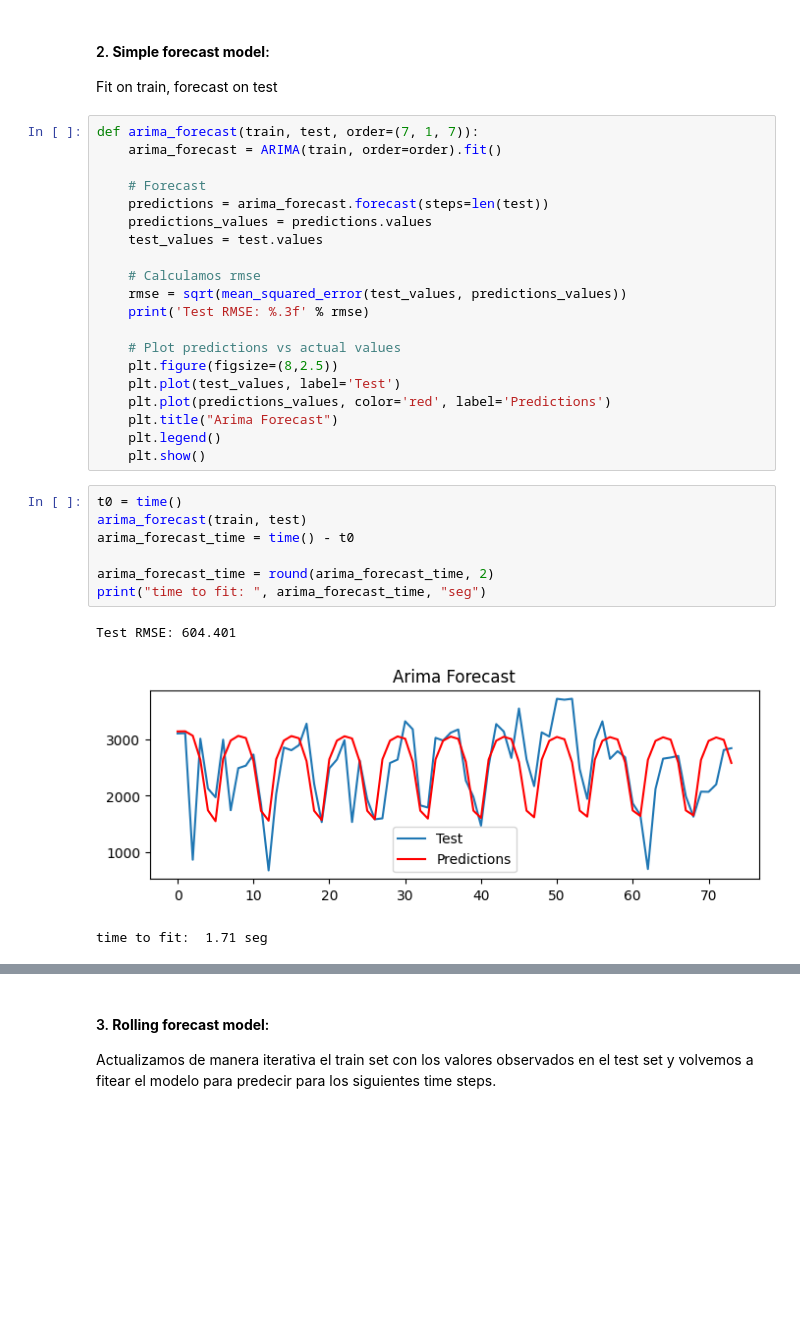
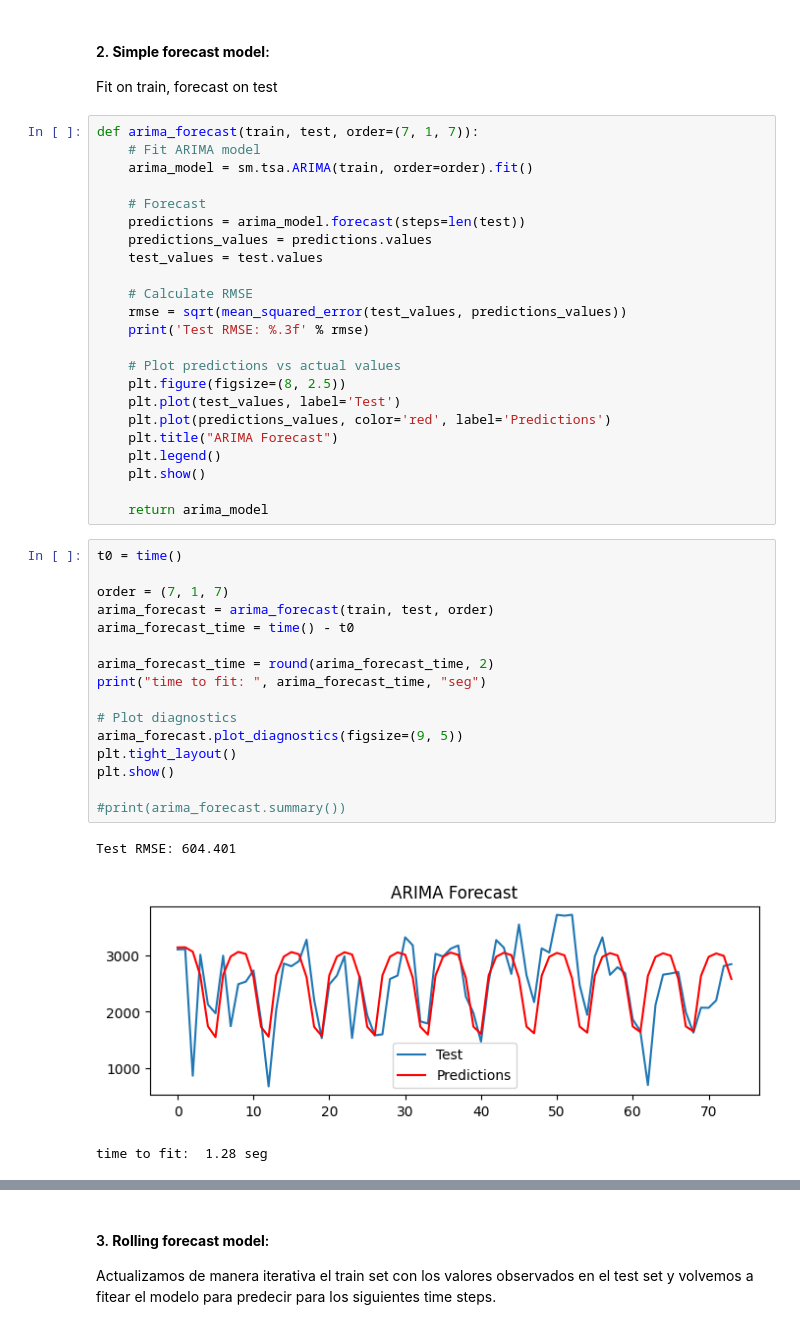
Before and after one commit to marianataglio/seriestemporales, a Jupyter notebook: 02 - Modelos(S)ARIMA.ipynb, the cells around one changed output, grey strips where cells are left out. Saved outputs shown, nothing was run; the diff lists cells and outputs as text; blank space fills up the shorter version.

```diff
--- a/02 - Modelos(S)ARIMA.ipynb
+++ b/02 - Modelos(S)ARIMA.ipynb
@@ -124,34 +124,46 @@ train, test = X[0:size], X[size:len(X)]
 # %% [markdown]
 #### 2. **Simple forecast model**:
 Fit on train, forecast on test
-# %%
-def arima_forecast(train, test, order=(7, 1, 7)):
-    arima_forecast = ARIMA(train, order=order).fit()
-
-    # Forecast
-    predictions = arima_forecast.forecast(steps=len(test))
-    predictions_values = predictions.values
-    test_values = test.values
-
-    # Calculamos rmse
-    rmse = sqrt(mean_squared_error(test_values, predictions_values))
-    print('Test RMSE: %.3f' % rmse)
-
-    # Plot predictions vs actual values
-    plt.figure(figsize=(8,2.5))
-    plt.plot(test_values, label='Test')
-    plt.plot(predictions_values, color='red', label='Predictions')
-    plt.title("Arima Forecast")
-    plt.legend()
-    plt.show()
-# %%
-t0 = time()
-arima_forecast(train, test)
-arima_forecast_time = time() - t0
-
-arima_forecast_time = round(arima_forecast_time, 2)
-print("time to fit: ", arima_forecast_time, "seg")
-# %% [output]
-Test RMSE: 604.401
-[figure, removed]
-time to fit:  1.71 seg
+# %%
+def arima_forecast(train, test, order=(7, 1, 7)):
+    # Fit ARIMA model
+    arima_model = sm.tsa.ARIMA(train, order=order).fit()
+
+    # Forecast
+    predictions = arima_model.forecast(steps=len(test))
+    predictions_values = predictions.values
+    test_values = test.values
+
+    # Calculate RMSE
+    rmse = sqrt(mean_squared_error(test_values, predictions_values))
+    print('Test RMSE: %.3f' % rmse)
+
+    # Plot predictions vs actual values
+    plt.figure(figsize=(8, 2.5))
+    plt.plot(test_values, label='Test')
+    plt.plot(predictions_values, color='red', label='Predictions')
+    plt.title("ARIMA Forecast")
+    plt.legend()
+    plt.show()
+
+    return arima_model
+# %%
+t0 = time()
+
+order = (7, 1, 7)
+arima_forecast = arima_forecast(train, test, order)
+arima_forecast_time = time() - t0
+
+arima_forecast_time = round(arima_forecast_time, 2)
+print("time to fit: ", arima_forecast_time, "seg")
+
+# Plot diagnostics
+arima_forecast.plot_diagnostics(figsize=(9, 5))
+plt.tight_layout()
+plt.show()
+
+#print(arima_forecast.summary())
+# %% [output]
+Test RMSE: 604.401
+[figure, added]
+time to fit:  1.28 seg
```
Also changed, not shown: parts of 9 cells of this notebook.
